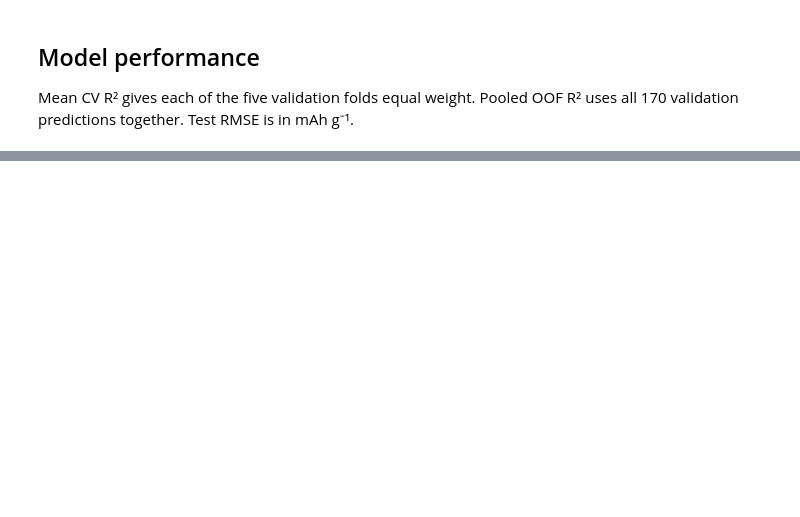
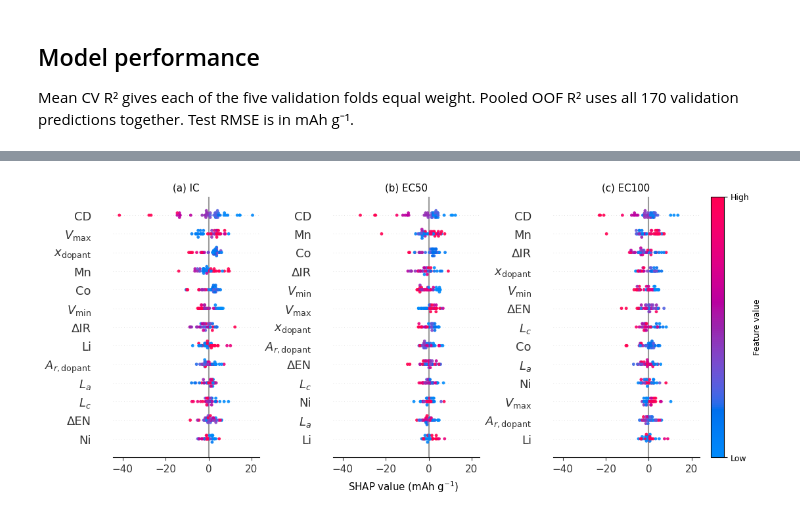
Before and after one commit to xyongkang215-ops/ncm-stage-capacity-notebook, a Jupyter notebook: paper_figures.ipynb, the cells around one changed output, grey strips where cells are left out. Saved outputs shown, nothing was run; the diff lists cells and outputs as text; code cells hidden in the pictures; blank space fills up the shorter version.

```diff
--- a/paper_figures.ipynb
+++ b/paper_figures.ipynb
@@ -83,0 +104,19 @@ for number in ("2", "3", "4", "5", "S1a", "S1b", "S2"):
+# %%
+X_test, signed, _ = bundle["signed_shap"]
+np.testing.assert_array_equal(X_test, X.loc[X_test.index, X_test.columns])
+names = [labels.get(name, name) for name in X_test.columns]
+all_shap = np.concatenate(list(signed.values()))
+margin = .05 * np.ptp(all_shap)
+fig, axes = plt.subplots(1, 3, figsize=(11, 4.8), layout="constrained")
+for panel, stage, ax in zip("abc", stages, axes):
+    explanation = shap.Explanation(values=signed[stage], data=X_test.to_numpy(), feature_names=names)
+    shap.plots.beeswarm(explanation, ax=ax, plot_size=None, max_display=len(names),
+                        color_bar=False, show=False, s=12, alpha=.9)
+    ax.set(xlim=(all_shap.min()-margin, all_shap.max()+margin), title=f"({panel}) {stage}", xlabel="")
+fig.supxlabel(f"SHAP value ({capacity})")
+bar = fig.colorbar(plt.cm.ScalarMappable(cmap=shap.plots.colors.red_blue), ax=axes,
+                   fraction=.025, pad=.02, ticks=[0, 1], label="Feature value")
+bar.ax.set_yticklabels(["Low", "High"])
+plt.show()
+# %% [output]
+[figure, added]
```
Also changed, not shown: parts of 16 cells of this notebook, 1 other file.
